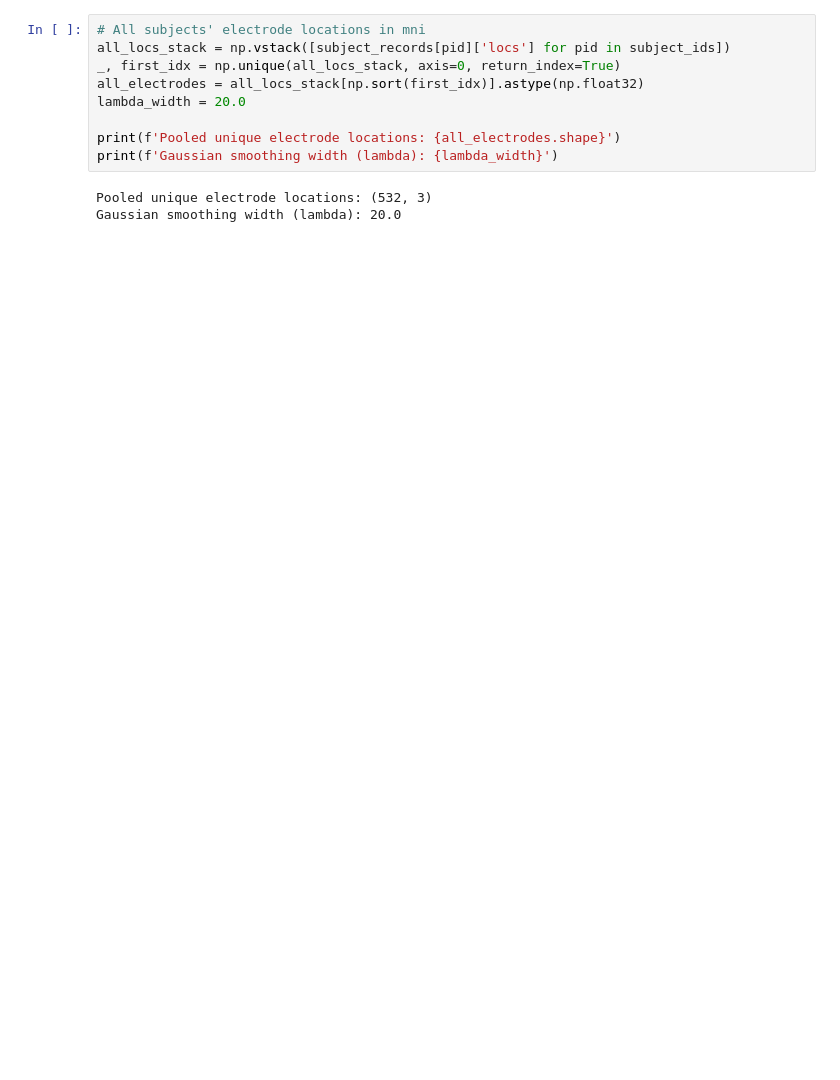
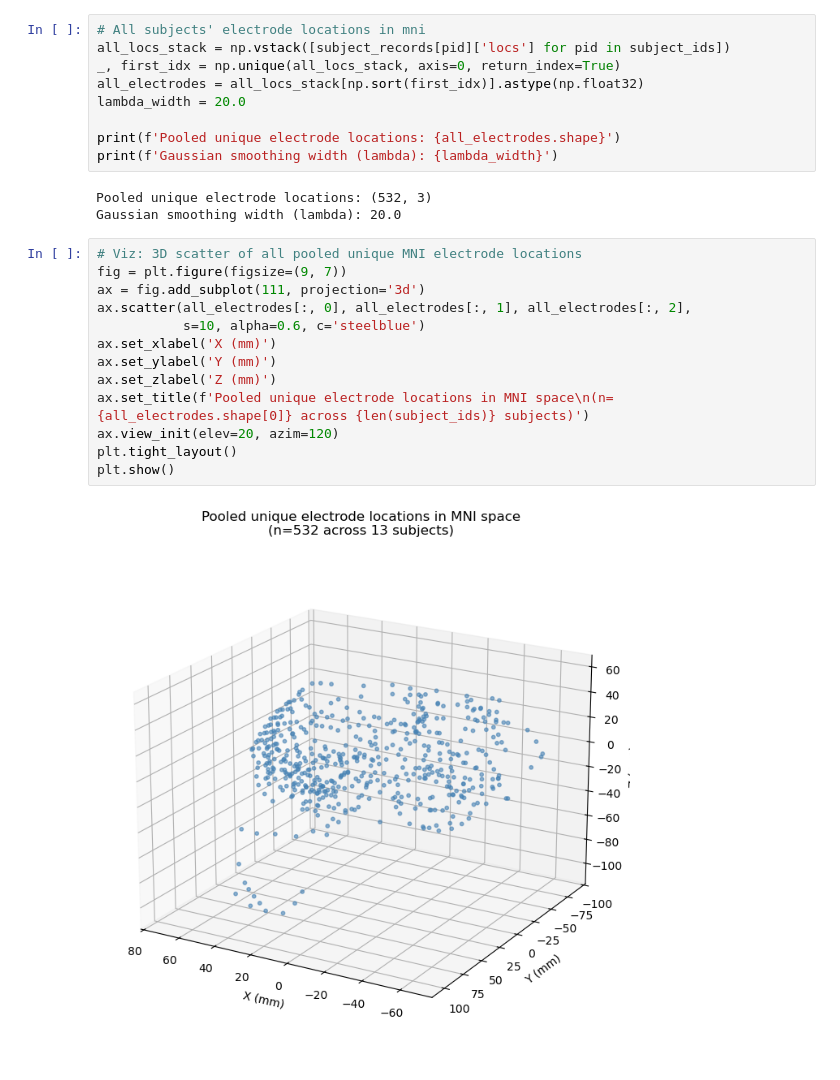
Before and after one commit to NoahWanless/SuperEeg-M467-project, a Jupyter notebook: Electrode_Correlations.ipynb, the cells around one changed output. Saved outputs shown, nothing was run; the diff lists cells and outputs as text; blank space fills up the shorter version.

```diff
--- a/Electrode_Correlations.ipynb
+++ b/Electrode_Correlations.ipynb
@@ -89,4 +87,19 @@ print(f'Gaussian smoothing width (lambda): {lambda_width}')
 # %% [output]
 Pooled unique electrode locations: (532, 3)
 Gaussian smoothing width (lambda): 20.0
+# %%
+# Viz: 3D scatter of all pooled unique MNI electrode locations
+fig = plt.figure(figsize=(9, 7))
+ax = fig.add_subplot(111, projection='3d')
+ax.scatter(all_electrodes[:, 0], all_electrodes[:, 1], all_electrodes[:, 2],
+           s=10, alpha=0.6, c='steelblue')
+ax.set_xlabel('X (mm)')
+ax.set_ylabel('Y (mm)')
+ax.set_zlabel('Z (mm)')
+ax.set_title(f'Pooled unique electrode locations in MNI space\n(n={all_electrodes.shape[0]} across {len(subject_ids)} subjects)')
+ax.view_init(elev=20, azim=120)
+plt.tight_layout()
+plt.show()
+# %% [output]
+[figure, added]
 # %% [markdown]
```
Also changed, not shown: parts of 18 cells of this notebook, 2 other files.
